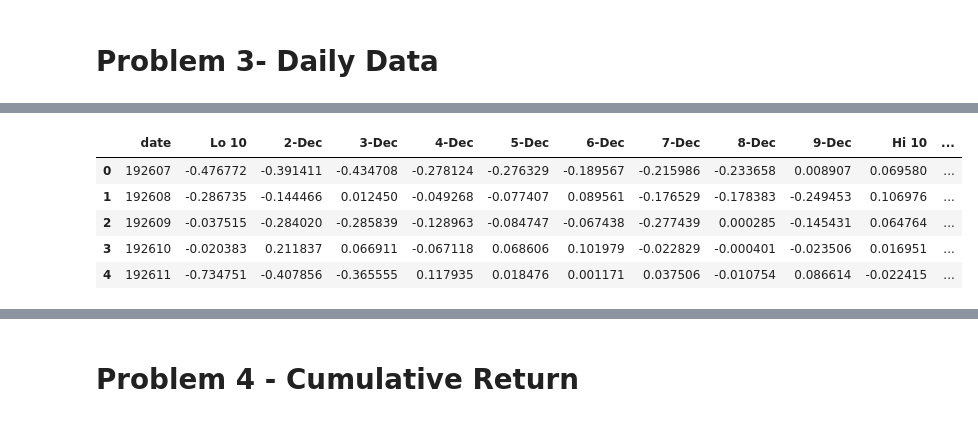
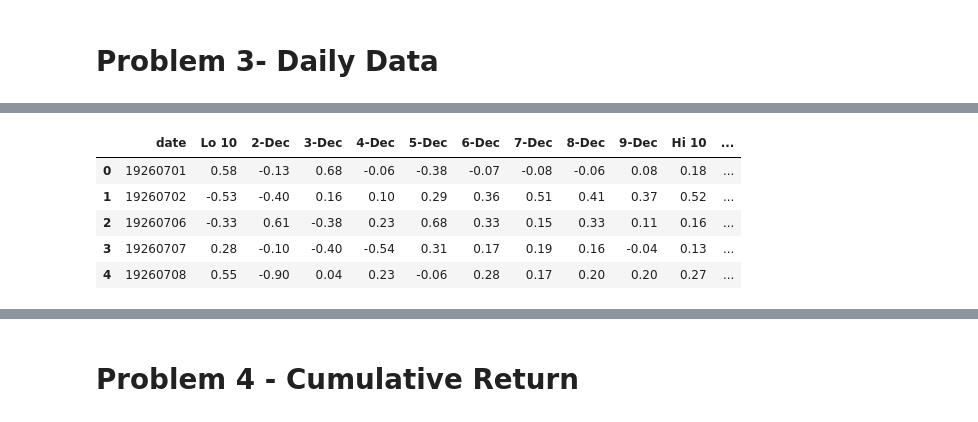
Before and after one commit to mp3201/Behavioral-Finance, a Jupyter notebook: hmwk2/Empirical 2.ipynb, the cells around one changed output, grey strips where cells are left out. Saved outputs shown, nothing was run; the diff lists cells and outputs as text; code cells hidden in the pictures.

```diff
--- a/hmwk2/Empirical 2.ipynb
+++ b/hmwk2/Empirical 2.ipynb
@@ -10,7 +10,8 @@ from scipy.stats import f
 # %%
 # Define data path
 #ddir = 'C:/Users/mphan21/Google Drive/Academics/Spring 2018/BehavioralFinance/hmwk2/'
-ddir = 'C:/Users/mphan/Documents/Behavioral-Finance/hmwk2/'
+#ddir = 'C:/Users/mphan/Documents/Behavioral-Finance/hmwk2/'
+ddir = ''
 
 # Monthly equal weight
 me_mon_ew = pd.read_csv(ddir+'me_mon_ew.csv')
@@ -305,0 +389,4 @@ pvalue_vw
+# %%
+day_fama_french = pd.read_csv(ddir+'F-F_Research_Data_Factors_daily.csv')
+day_ew_combine=pd.merge(day_ew,day_fama_french,on='date')
+day_ew_combine.head()
@@ -305,0 +488,3 @@ pvalue_vw
+# %%
+day_vw = pd.read_csv(ddir+'day_vw.csv')
+day_vw.head()
@@ -306,10 +549,10 @@ pvalue_vw
 # %%
-day_ew_combine=pd.merge(me_mon_vw,fama_french,on='date')
-day_ew_combine.head()
+day_vw_combine=pd.merge(day_vw,day_fama_french,on='date')
+day_vw_combine.head()
 # %% [output]
 |  | date | Lo 10 | 2-Dec | 3-Dec | 4-Dec | 5-Dec | 6-Dec | 7-Dec | 8-Dec | 9-Dec | Hi 10 | ... |
-| 0 | 192607 | -0.476772 | -0.391411 | -0.434708 | -0.278124 | -0.276329 | -0.189567 | -0.215986 | -0.233658 | 0.008907 | 0.069580 | ... |
-| 1 | 192608 | -0.286735 | -0.144466 | 0.012450 | -0.049268 | -0.077407 | 0.089561 | -0.176529 | -0.178383 | -0.249453 | 0.106976 | ... |
-| 2 | 192609 | -0.037515 | -0.284020 | -0.285839 | -0.128963 | -0.084747 | -0.067438 | -0.277439 | 0.000285 | -0.145431 | 0.064764 | ... |
-| 3 | 192610 | -0.020383 | 0.211837 | 0.066911 | -0.067118 | 0.068606 | 0.101979 | -0.022829 | -0.000401 | -0.023506 | 0.016951 | ... |
-| 4 | 192611 | -0.734751 | -0.407856 | -0.365555 | 0.117935 | 0.018476 | 0.001171 | 0.037506 | -0.010754 | 0.086614 | -0.022415 | ... |
+| 0 | 19260701 | 0.58 | -0.13 | 0.68 | -0.06 | -0.38 | -0.07 | -0.08 | -0.06 | 0.08 | 0.18 | ... |
+| 1 | 19260702 | -0.53 | -0.40 | 0.16 | 0.10 | 0.29 | 0.36 | 0.51 | 0.41 | 0.37 | 0.52 | ... |
+| 2 | 19260706 | -0.33 | 0.61 | -0.38 | 0.23 | 0.68 | 0.33 | 0.15 | 0.33 | 0.11 | 0.16 | ... |
+| 3 | 19260707 | 0.28 | -0.10 | -0.40 | -0.54 | 0.31 | 0.17 | 0.19 | 0.16 | -0.04 | 0.13 | ... |
+| 4 | 19260708 | 0.55 | -0.90 | 0.04 | 0.23 | -0.06 | 0.28 | 0.17 | 0.20 | 0.20 | 0.27 | ... |
```
Also changed, not shown: parts of 48 cells of this notebook, 3 other files.
